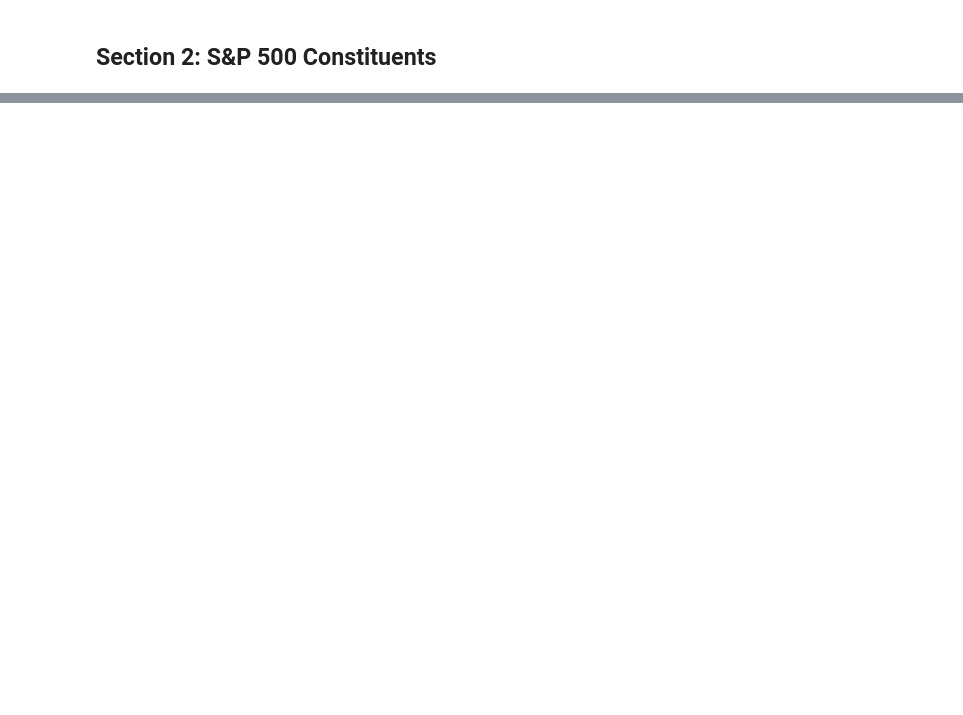
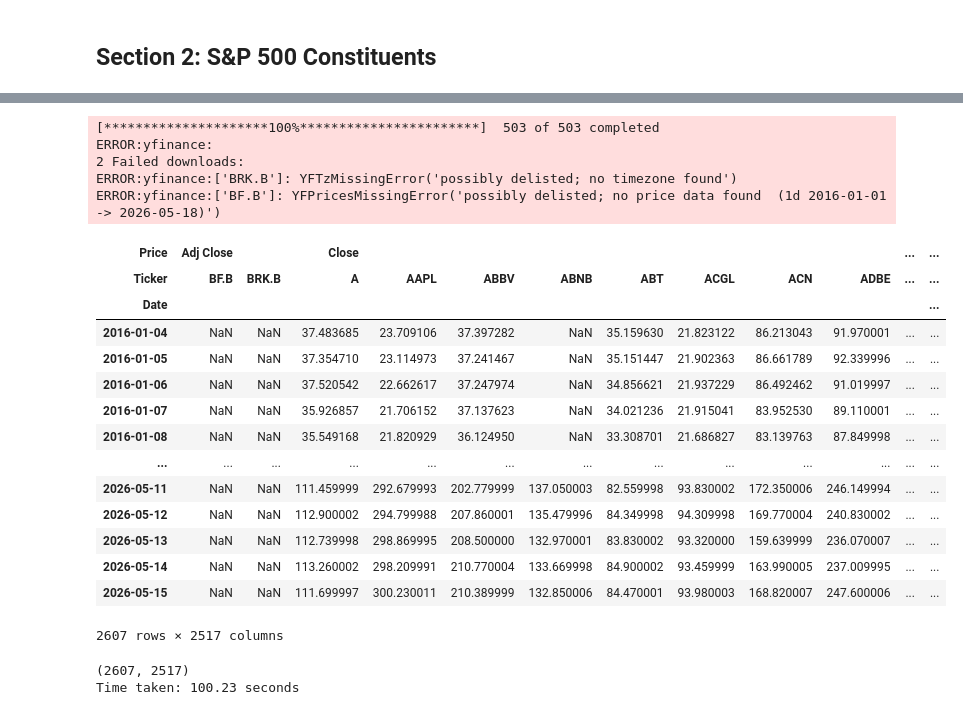
Before and after one commit to rishyg20/Alpha-Research---Assignment-2, a Jupyter notebook: Alpha_Research_Assignment2_Pushkal_Rishabh.ipynb, the cells around one changed output, grey strips where cells are left out. Saved outputs shown, nothing was run; the diff lists cells and outputs as text; code cells hidden in the pictures; blank space fills up the shorter version.

Commit message:
Added closing stock price data of 500 companies

```diff
--- a/Alpha_Research_Assignment2_Pushkal_Rishabh.ipynb
+++ b/Alpha_Research_Assignment2_Pushkal_Rishabh.ipynb
@@ -73,0 +74,38 @@ Time taken: 0.56 seconds
+# %%
+start = time.time()
+
+stock_list = sp500['Symbol'].tolist()
+end_date = datetime.today().strftime("%Y-%m-%d")
+start_date = "2016-01-01"
+#downloading Adj Stock price of SP500 constituents
+prices = yf.download(stock_list, start = start_date, end = end_date, auto_adjust = True)
+display(prices)
+print(prices.shape)
+
+
+end = time.time()
+print(f"Time taken: {round(end - start,2)} seconds")
+#yfinance drops Adj Close when auto_adjust=True — adjusted prices are stored under Close instead.
+# %% [output]
+[*********************100%***********************]  503 of 503 completed
+ERROR:yfinance:
+2 Failed downloads:
+ERROR:yfinance:['BRK.B']: YFTzMissingError('possibly delisted; no timezone found')
+ERROR:yfinance:['BF.B']: YFPricesMissingError('possibly delisted; no price data found  (1d 2016-01-01 -> 2026-05-18)')
+| Price | Adj Close |  | Close |  |  |  |  |  |  |  | ... | ... |
+| Ticker | BF.B | BRK.B | A | AAPL | ABBV | ABNB | ABT | ACGL | ACN | ADBE | ... | ... |
+| Date |  |  |  |  |  |  |  |  |  |  |  | ... |
+| 2016-01-04 | NaN | NaN | 37.483685 | 23.709106 | 37.397282 | NaN | 35.159630 | 21.823122 | 86.213043 | 91.970001 | ... | ... |
+| 2016-01-05 | NaN | NaN | 37.354710 | 23.114973 | 37.241467 | NaN | 35.151447 | 21.902363 | 86.661789 | 92.339996 | ... | ... |
+| 2016-01-06 | NaN | NaN | 37.520542 | 22.662617 | 37.247974 | NaN | 34.856621 | 21.937229 | 86.492462 | 91.019997 | ... | ... |
+| 2016-01-07 | NaN | NaN | 35.926857 | 21.706152 | 37.137623 | NaN | 34.021236 | 21.915041 | 83.952530 | 89.110001 | ... | ... |
+| 2016-01-08 | NaN | NaN | 35.549168 | 21.820929 | 36.124950 | NaN | 33.308701 | 21.686827 | 83.139763 | 87.849998 | ... | ... |
+| ... | ... | ... | ... | ... | ... | ... | ... | ... | ... | ... | ... | ... |
+| 2026-05-11 | NaN | NaN | 111.459999 | 292.679993 | 202.779999 | 137.050003 | 82.559998 | 93.830002 | 172.350006 | 246.149994 | ... | ... |
+| 2026-05-12 | NaN | NaN | 112.900002 | 294.799988 | 207.860001 | 135.479996 | 84.349998 | 94.309998 | 169.770004 | 240.830002 | ... | ... |
+| 2026-05-13 | NaN | NaN | 112.739998 | 298.869995 | 208.500000 | 132.970001 | 83.830002 | 93.320000 | 159.639999 | 236.070007 | ... | ... |
+| 2026-05-14 | NaN | NaN | 113.260002 | 298.209991 | 210.770004 | 133.669998 | 84.900002 | 93.459999 | 163.990005 | 237.009995 | ... | ... |
+| 2026-05-15 | NaN | NaN | 111.699997 | 300.230011 | 210.389999 | 132.850006 | 84.470001 | 93.980003 | 168.820007 | 247.600006 | ... | ... |
+2607 rows × 2517 columns
+(2607, 2517)
+Time taken: 100.23 seconds
```
Also changed, not shown: parts of 3 cells of this notebook.
